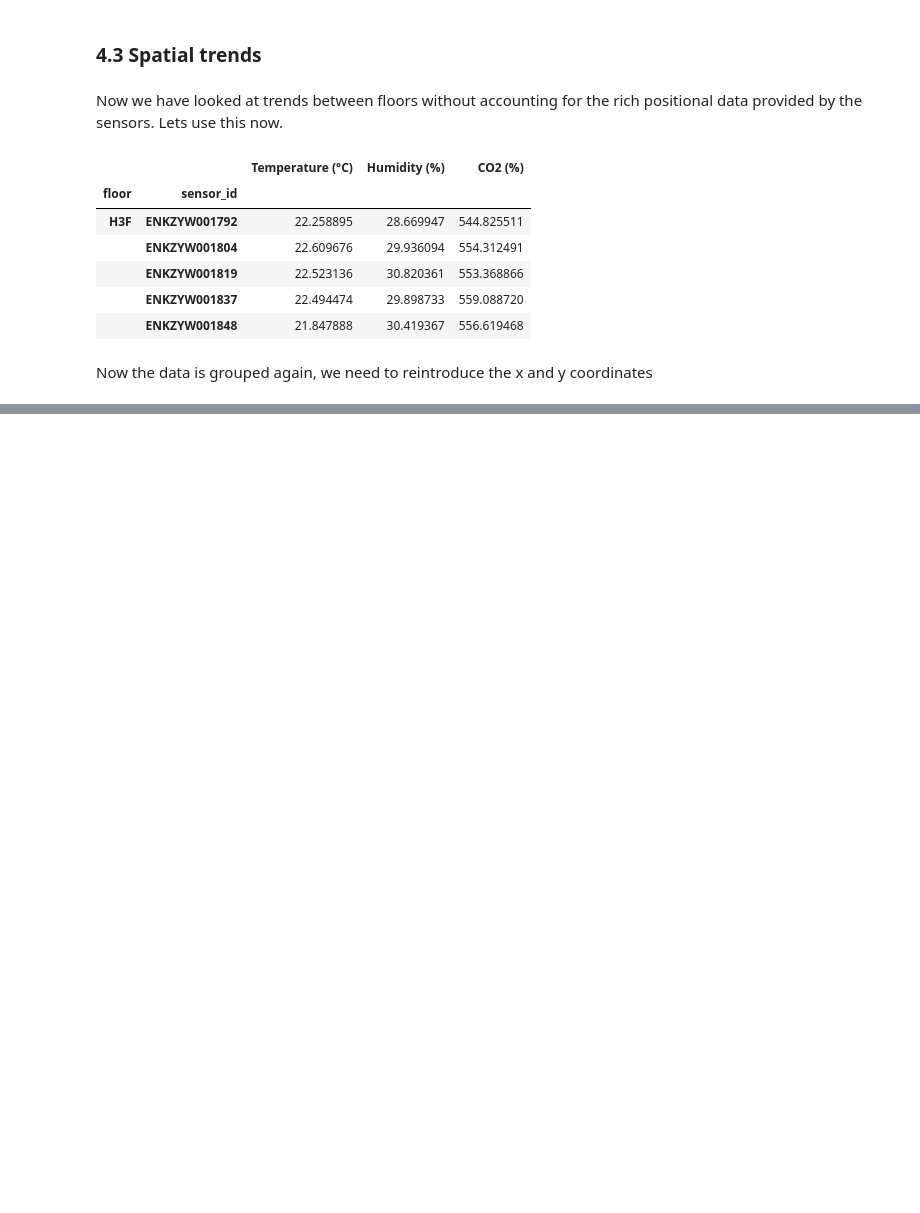
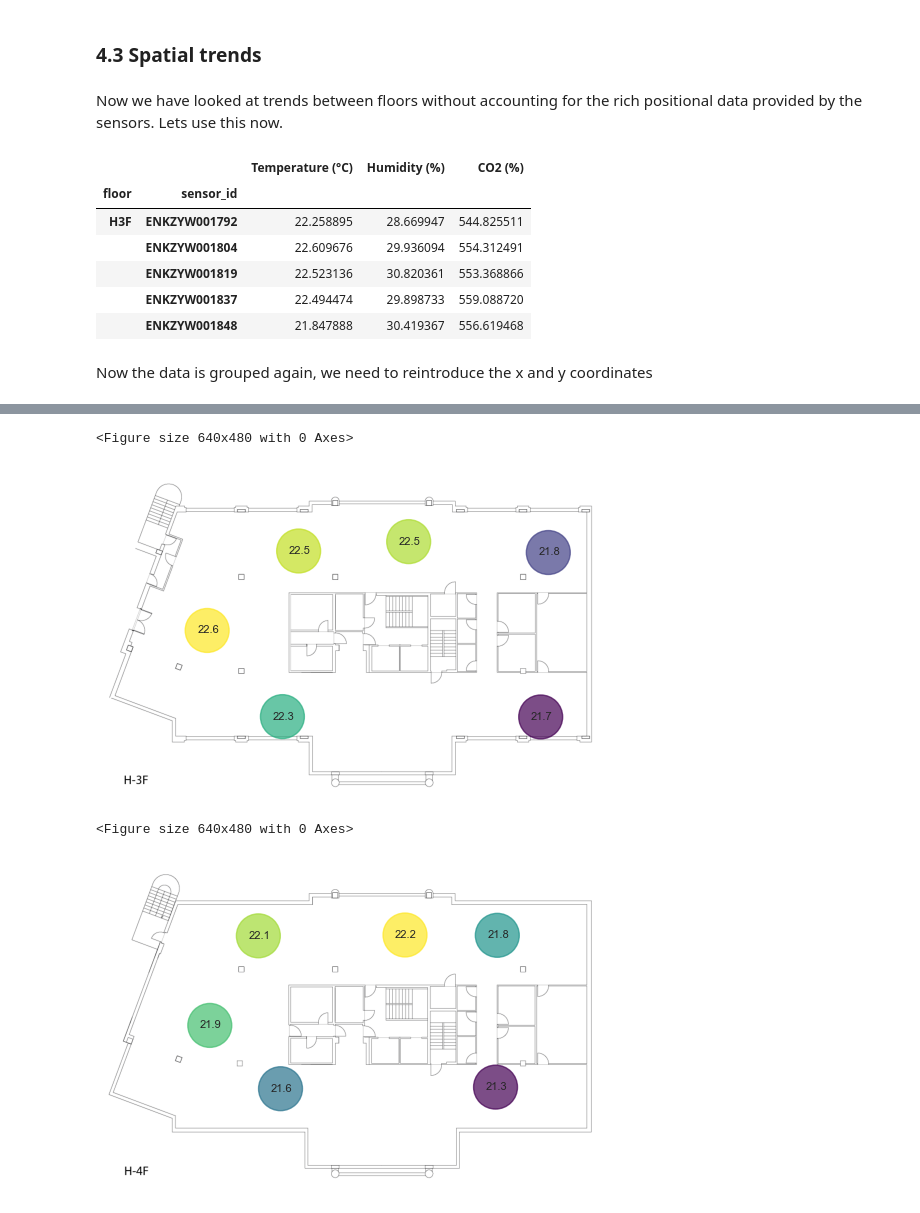
Before and after one commit to SidMurthy97/fp_task, a Jupyter notebook: analysis.ipynb, the cells around one changed output, grey strips where cells are left out. Drawn from its saved outputs; the diff is of its cells as text; code cells hidden in the pictures; blank space fills up the shorter version.

Commit message:
began generating heatmap. Likely won't be polished in the given timeframe, but need to sort the colors atleast

```diff
--- a/analysis.ipynb
+++ b/analysis.ipynb
@@ -499,0 +494,32 @@ for packet in tqdm(floor_data):
+# %%
+floors = ["H-3F","H-4F"]
+
+for floor in floors:
+        plt.figure()
+        im = plt.imread(f"data/{floor}.png")
+        fig, ax = plt.subplots()
+        im = ax.imshow(im)
+
+        floor_stripped = floor.replace("-","")
+
+        ax.scatter(iaq_by_floors_sensors.loc[floor_stripped].x,
+                iaq_by_floors_sensors.loc[floor_stripped].y,
+                c = iaq_by_floors_sensors.loc[floor_stripped]["Temperature (°C)"],
+                s= 1000,
+                alpha=0.7,
+                cmap='viridis')
+        plt.axis('off')
+
+
+        for sensor in iaq_by_floors_sensors.loc[floor_stripped].index:
+                x_pos = iaq_by_floors_sensors.loc[(floor_stripped,sensor)]["x"]
+                y_pos = iaq_by_floors_sensors.loc[(floor_stripped,sensor)]["y"]
+
+                sensor_temp = iaq_by_floors_sensors.loc[(floor_stripped,sensor)]["Temperature (°C)"]
+
+                ax.annotate(round(sensor_temp,1), (x_pos,y_pos),xytext =(x_pos - 20,y_pos + 5), fontsize =8)
+# %% [output]
+<Figure size 640x480 with 0 Axes>
+[figure, added]
+<Figure size 640x480 with 0 Axes>
+[figure, added]
```
Also changed, not shown: parts of 2 cells of this notebook.
